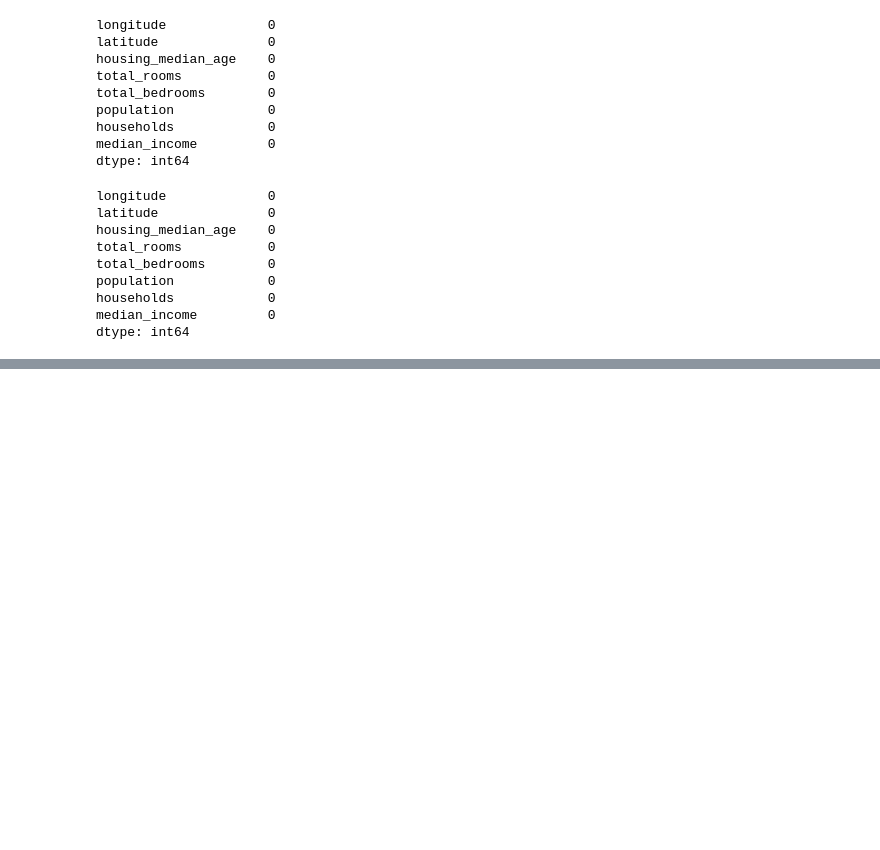
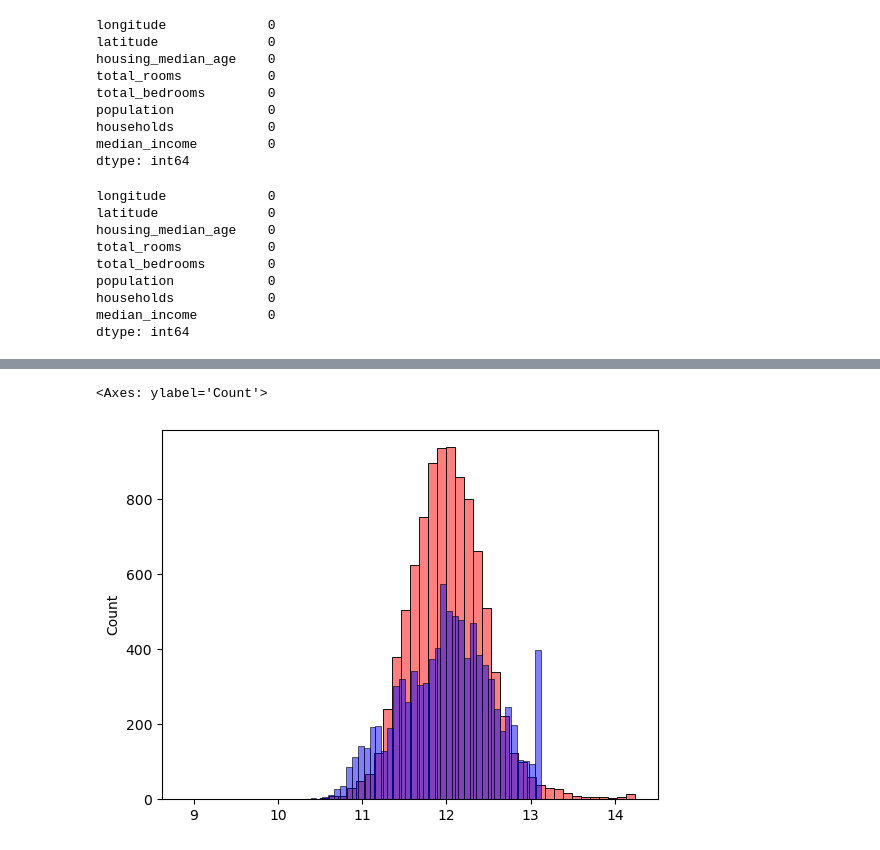
Before and after one commit to sam47-asfaw/ml_zoomcamp, a Jupyter notebook: 02-regression/HW2_regression.ipynb, the cells around one changed output, grey strips where cells are left out. Saved outputs shown, nothing was run; the diff lists cells and outputs as text; code cells hidden in the pictures; blank space fills up the shorter version.

Commit message:
Continued Linear Regression Tutorial and Home work

```diff
--- a/02-regression/HW2_regression.ipynb
+++ b/02-regression/HW2_regression.ipynb
@@ -252,0 +270,3 @@ dtype: int64
+# %%
+X_train_mean = np.array(train_mean_df.values)
+X_train_mean
@@ -252,0 +287,24 @@ dtype: int64
+# %%
+def train_linear_regression(X, y):
+
+    #define ones and append it to array X
+    ones = np.ones(X.shape[0])
+    X = np.column_stack([ones, X])
+
+    #define the GRAM matrix and it's inverse
+    XTX = X.T.dot(X)
+    XTX_inv = np.linalg.inv(XTX)
+    w_full = XTX_inv.dot(X.T).dot(y)
+
+    return w_full[0], w_full[1:]
+# %%
+W0, W = train_linear_regression(X_train_mean, y_train)
+# %%
+#predicted value with missing values filled with mean
+y_pred_mean = W0 + X_train_mean.dot(W)
+# %%
+sns.histplot(y_pred_mean, alpha=0.5, bins = 50, color ='red')
+sns.histplot(y_train, alpha=0.5, bins = 50, color ='blue')
+# %% [output]
+<Axes: ylabel='Count'>
+[figure, added]
```
Also changed, not shown: parts of 13 cells of this notebook, 1 other file.
